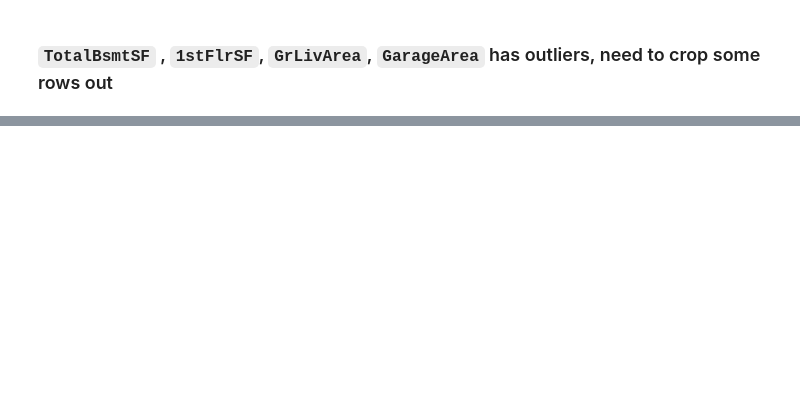
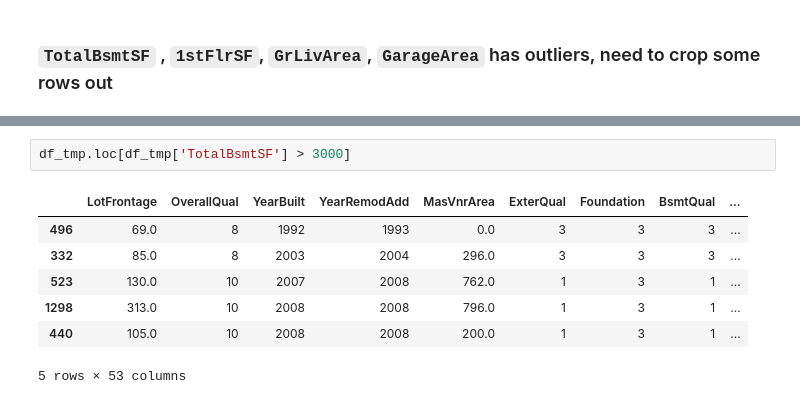
Before and after one commit to n1az/house-price-prediction, a Jupyter notebook: House Price.ipynb, the cells around one changed output, grey strips where cells are left out. Cells and saved outputs as stored; diff of their text form; blank space fills up the shorter version.

```diff
--- a/House Price.ipynb
+++ b/House Price.ipynb
@@ -1055,0 +929,10 @@ df_tmp["GarageArea"].hist(bins=80, figsize = (20,10));
+# %%
+df_tmp.loc[df_tmp['TotalBsmtSF'] > 3000]
+# %% [output]
+|  | LotFrontage | OverallQual | YearBuilt | YearRemodAdd | MasVnrArea | ExterQual | Foundation | BsmtQual | ... |
+| 496 | 69.0 | 8 | 1992 | 1993 | 0.0 | 3 | 3 | 3 | ... |
+| 332 | 85.0 | 8 | 2003 | 2004 | 296.0 | 3 | 3 | 3 | ... |
+| 523 | 130.0 | 10 | 2007 | 2008 | 762.0 | 1 | 3 | 1 | ... |
+| 1298 | 313.0 | 10 | 2008 | 2008 | 796.0 | 1 | 3 | 1 | ... |
+| 440 | 105.0 | 10 | 2008 | 2008 | 200.0 | 1 | 3 | 1 | ... |
+5 rows × 53 columns
```
Also changed, not shown: parts of 33 cells of this notebook, 7 other files.
